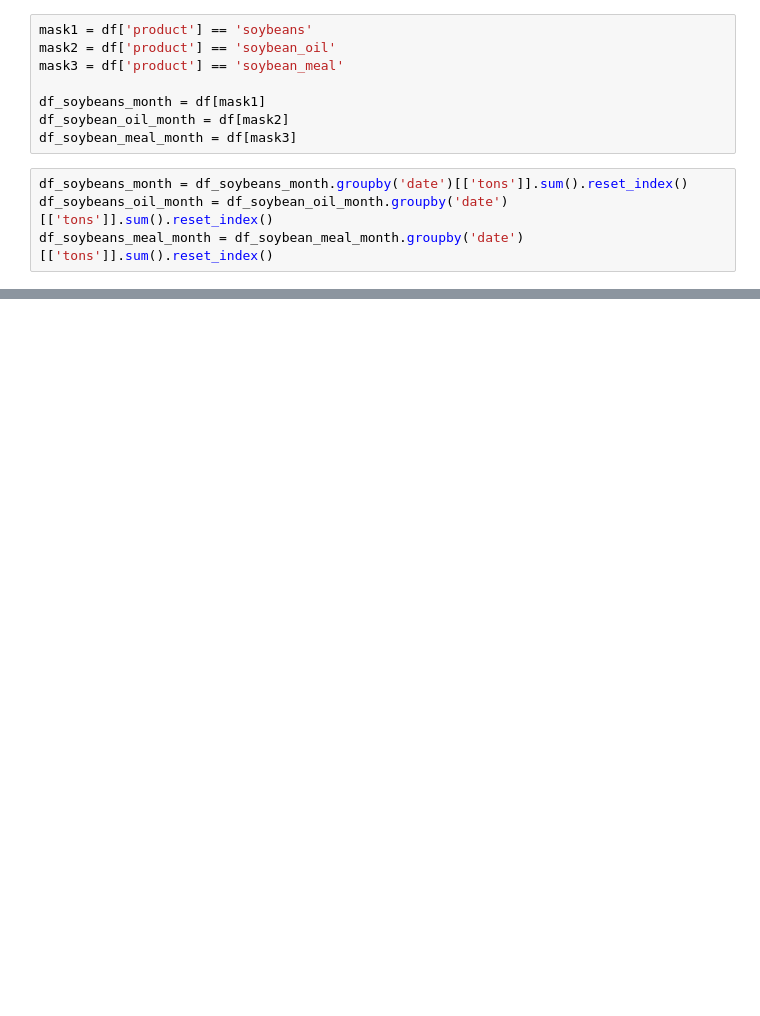
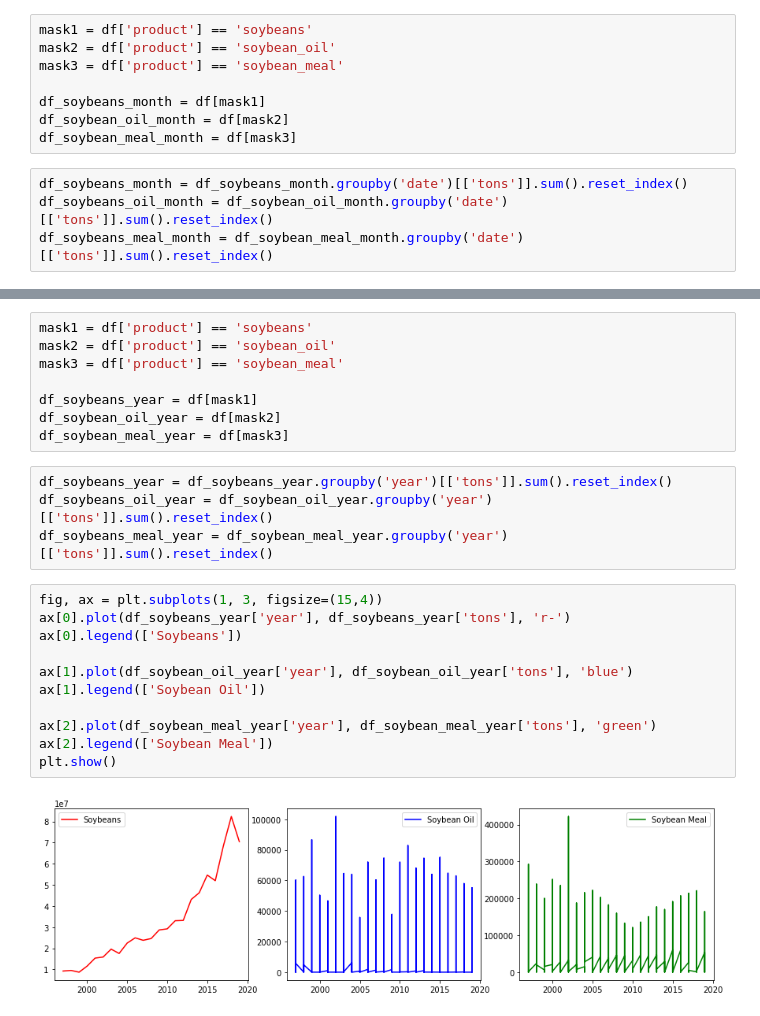
Before and after one commit to yguenka/4intelligence-Case, a Jupyter notebook: Data Analysis Skill Test.ipynb, the cells around one changed output, grey strips where cells are left out. Drawn from its saved outputs; the diff is of its cells as text; blank space fills up the shorter version.

```diff
--- a/Data Analysis Skill Test.ipynb
+++ b/Data Analysis Skill Test.ipynb
@@ -364,0 +397,25 @@ INFO:matplotlib.category:Using categorical units to plot a list of strings that
+# %%
+mask1 = df['product'] == 'soybeans'
+mask2 = df['product'] == 'soybean_oil'
+mask3 = df['product'] == 'soybean_meal'
+
+df_soybeans_year = df[mask1]
+df_soybean_oil_year = df[mask2]
+df_soybean_meal_year = df[mask3]
+# %%
+df_soybeans_year = df_soybeans_year.groupby('year')[['tons']].sum().reset_index()
+df_soybeans_oil_year = df_soybean_oil_year.groupby('year')[['tons']].sum().reset_index()
+df_soybeans_meal_year = df_soybean_meal_year.groupby('year')[['tons']].sum().reset_index()
+# %%
+fig, ax = plt.subplots(1, 3, figsize=(15,4))
+ax[0].plot(df_soybeans_year['year'], df_soybeans_year['tons'], 'r-')
+ax[0].legend(['Soybeans'])
+
+ax[1].plot(df_soybean_oil_year['year'], df_soybean_oil_year['tons'], 'blue')
+ax[1].legend(['Soybean Oil'])
+
+ax[2].plot(df_soybean_meal_year['year'], df_soybean_meal_year['tons'], 'green')
+ax[2].legend(['Soybean Meal'])
+plt.show()
+# %% [output]
+[figure, added]
```
Also changed, not shown: parts of 9 cells of this notebook, 2 other files.
